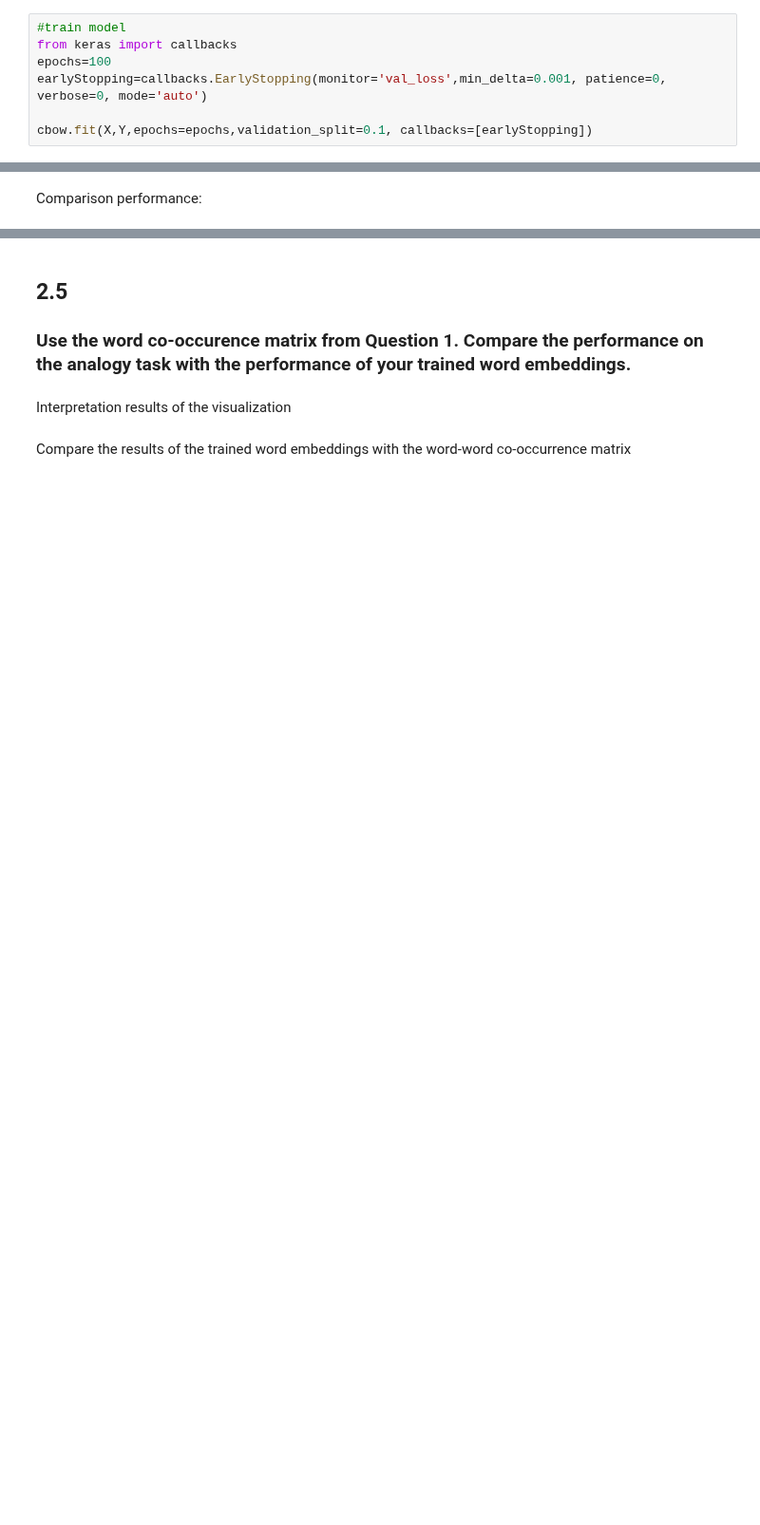
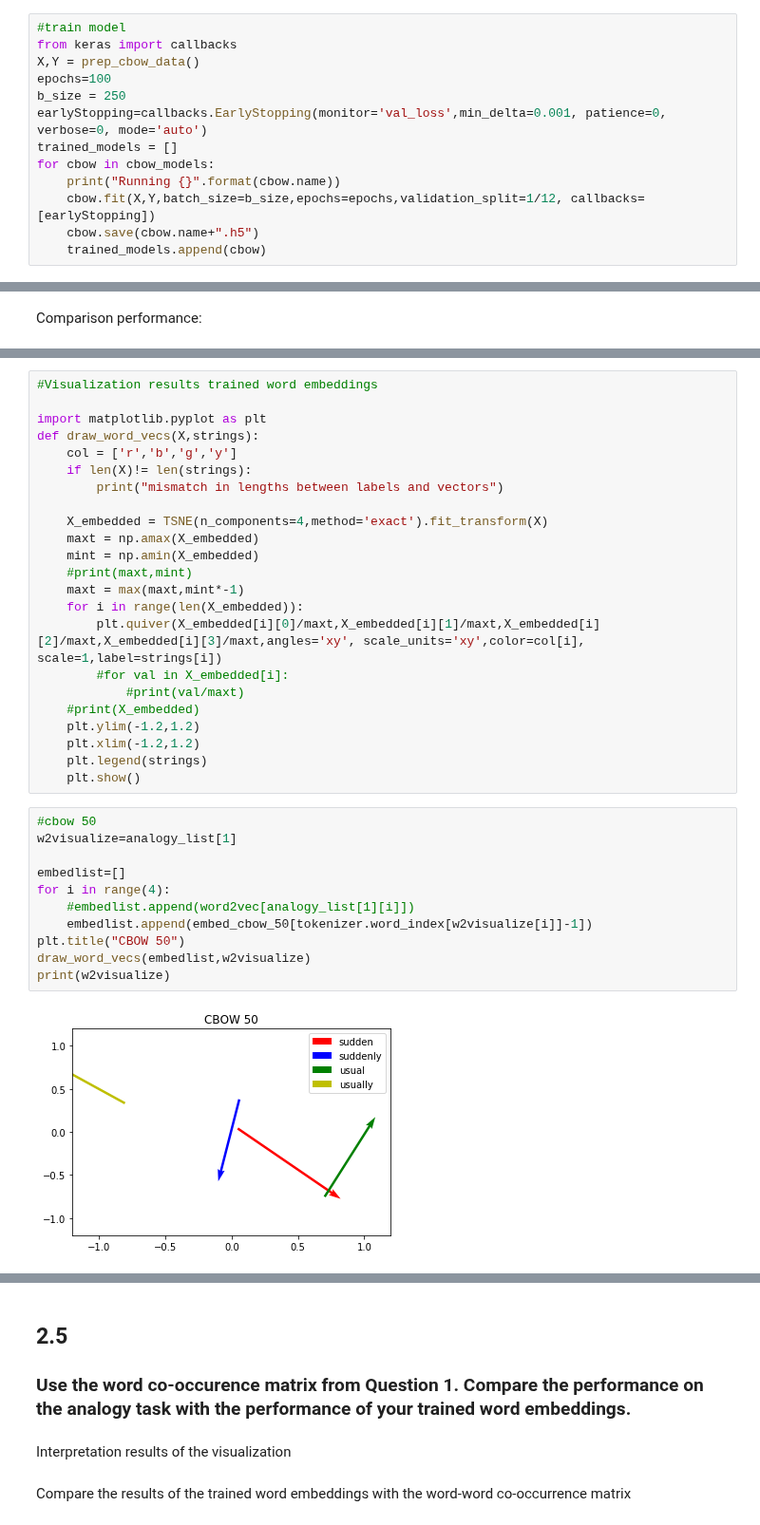
Before and after one commit to irfannurafif/recsys, a Jupyter notebook: Assignment 1.ipynb, the cells around one changed output, grey strips where cells are left out. Shown at 95% size. Drawn from its saved outputs; the diff is of its cells as text; blank space fills up the shorter version.

Commit message:
init visualization

```diff
--- a/Assignment 1.ipynb
+++ b/Assignment 1.ipynb
@@ -264,10 +311,16 @@ cbow.compile(loss='categorical_crossentropy', optimizer='adadelta')
 # %%
 #train model
 from keras import callbacks
+X,Y = prep_cbow_data()
 epochs=100
+b_size = 250
 earlyStopping=callbacks.EarlyStopping(monitor='val_loss',min_delta=0.001, patience=0, verbose=0, mode='auto')
-
-cbow.fit(X,Y,epochs=epochs,validation_split=0.1, callbacks=[earlyStopping])
+trained_models = []
+for cbow in cbow_models:
+    print("Running {}".format(cbow.name))
+    cbow.fit(X,Y,batch_size=b_size,epochs=epochs,validation_split=1/12, callbacks=[earlyStopping])
+    cbow.save(cbow.name+".h5")
+    trained_models.append(cbow)
 # %% [output]
 Train on 5903 samples, validate on 656 samples
 Epoch 1/100
@@ -768,0 +838,36 @@ print()
+# %%
+#Visualization results trained word embeddings
+
+import matplotlib.pyplot as plt
+def draw_word_vecs(X,strings):
+    col = ['r','b','g','y']
+    if len(X)!= len(strings):
+        print("mismatch in lengths between labels and vectors")
+
+    X_embedded = TSNE(n_components=4,method='exact').fit_transform(X)
+    maxt = np.amax(X_embedded)
+    mint = np.amin(X_embedded)
+    #print(maxt,mint)
+    maxt = max(maxt,mint*-1)
+    for i in range(len(X_embedded)):
+        plt.quiver(X_embedded[i][0]/maxt,X_embedded[i][1]/maxt,X_embedded[i][2]/maxt,X_embedded[i][3]/maxt,angles='xy', scale_units='xy',color=col[i], scale=1,label=strings[i])
+        #for val in X_embedded[i]:
+            #print(val/maxt)
+    #print(X_embedded)
+    plt.ylim(-1.2,1.2)
+    plt.xlim(-1.2,1.2)
+    plt.legend(strings)
+    plt.show()
+# %%
+#cbow 50
+w2visualize=analogy_list[1]
+
+embedlist=[]
+for i in range(4):
+    #embedlist.append(word2vec[analogy_list[1][i]])
+    embedlist.append(embed_cbow_50[tokenizer.word_index[w2visualize[i]]-1])
+plt.title("CBOW 50")
+draw_word_vecs(embedlist,w2visualize)
+print(w2visualize)
+# %% [output]
+[figure, added]
```
Also changed, not shown: parts of 31 cells of this notebook.
